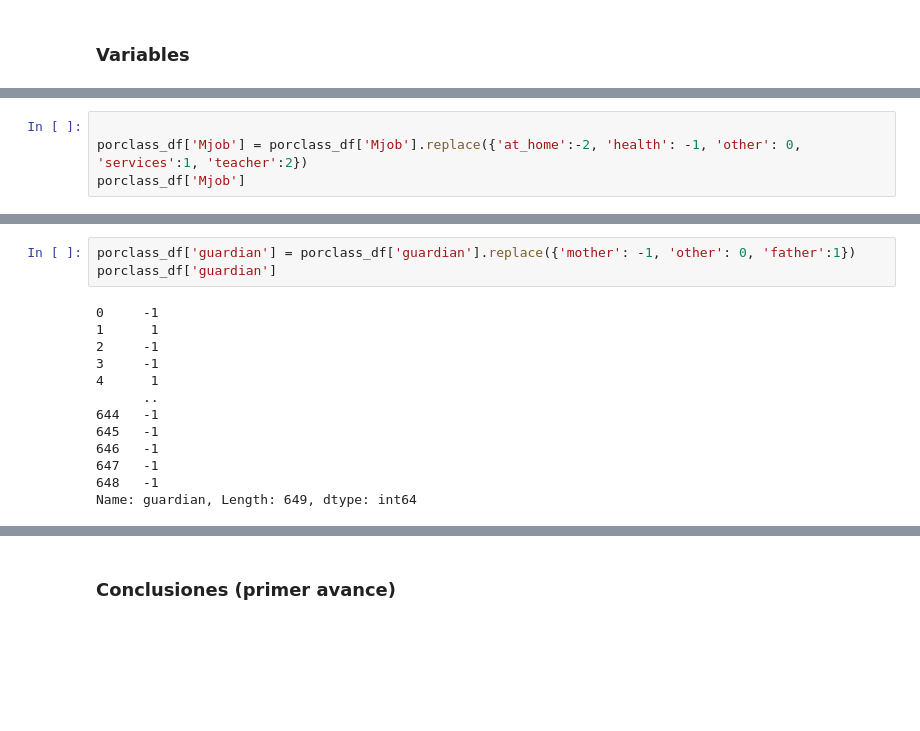
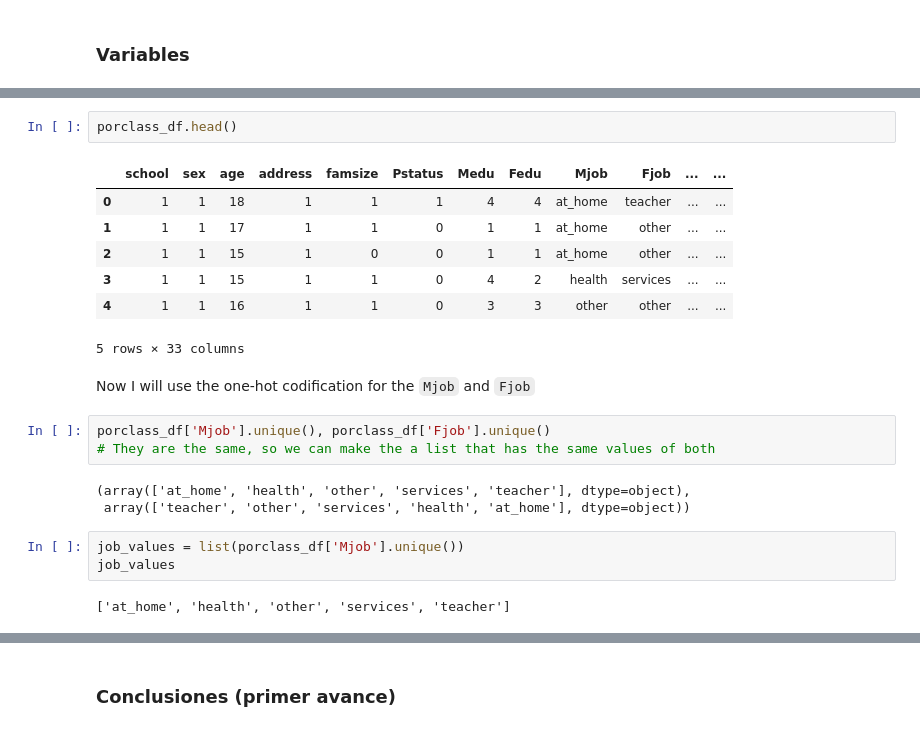
Before and after one commit to RafaelTakata0105/proyect-data-analysis, a Jupyter notebook: notebooks/proyect.ipynb, the cells around one changed output, grey strips where cells are left out. Drawn from its saved outputs; the diff is of its cells as text; blank space fills up the shorter version.

```diff
--- a/notebooks/proyect.ipynb
+++ b/notebooks/proyect.ipynb
@@ -137,7 +137,3 @@ def bool_var_replace(dataframe, list):
         unique_values = dataframe[x].unique()
         dataframe[x] = dataframe[x].replace({unique_values[0] : 1, unique_values[1]: 0})
 bool_var_replace(porclass_df, bool_var)
-# %%
-
-porclass_df['Mjob'] = porclass_df['Mjob'].replace({'at_home':-2, 'health': -1, 'other': 0, 'services':1, 'teacher':2})
-porclass_df['Mjob']
@@ -189,16 +140,23 @@ Name: reason, Length: 649, dtype: int64
-# %%
-porclass_df['guardian'] = porclass_df['guardian'].replace({'mother': -1, 'other': 0, 'father':1})
-porclass_df['guardian']
-# %% [output]
-0     -1
-1      1
-2     -1
-3     -1
-4      1
-      ..
-644   -1
-645   -1
-646   -1
-647   -1
-648   -1
-Name: guardian, Length: 649, dtype: int64
+# %%
+porclass_df.head()
+# %% [output]
+|  | school | sex | age | address | famsize | Pstatus | Medu | Fedu | Mjob | Fjob | ... | ... |
+| 0 | 1 | 1 | 18 | 1 | 1 | 1 | 4 | 4 | at_home | teacher | ... | ... |
+| 1 | 1 | 1 | 17 | 1 | 1 | 0 | 1 | 1 | at_home | other | ... | ... |
+| 2 | 1 | 1 | 15 | 1 | 0 | 0 | 1 | 1 | at_home | other | ... | ... |
+| 3 | 1 | 1 | 15 | 1 | 1 | 0 | 4 | 2 | health | services | ... | ... |
+| 4 | 1 | 1 | 16 | 1 | 1 | 0 | 3 | 3 | other | other | ... | ... |
+5 rows × 33 columns
+# %% [markdown]
+Now I will use the one-hot codification for the `Mjob` and `Fjob`
+# %%
+porclass_df['Mjob'].unique(), porclass_df['Fjob'].unique()
+# They are the same, so we can make the a list that has the same values of both
+# %% [output]
+(array(['at_home', 'health', 'other', 'services', 'teacher'], dtype=object),
+ array(['teacher', 'other', 'services', 'health', 'at_home'], dtype=object))
+# %%
+job_values = list(porclass_df['Mjob'].unique())
+job_values
+# %% [output]
+['at_home', 'health', 'other', 'services', 'teacher']
```
Also changed, not shown: parts of 31 cells of this notebook.
